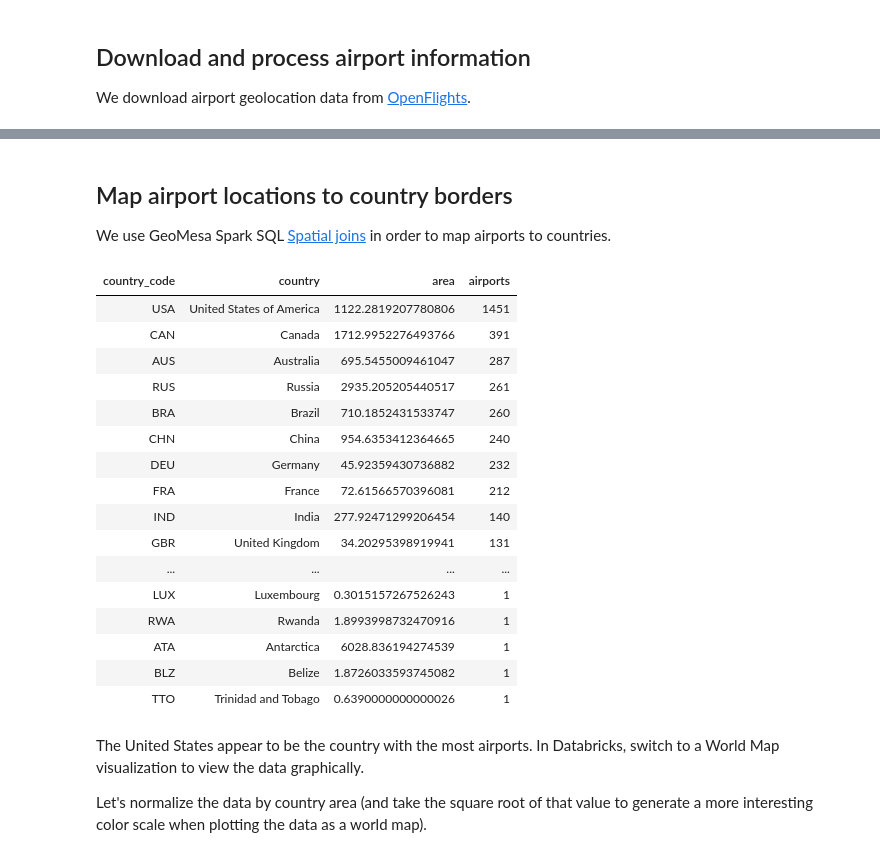
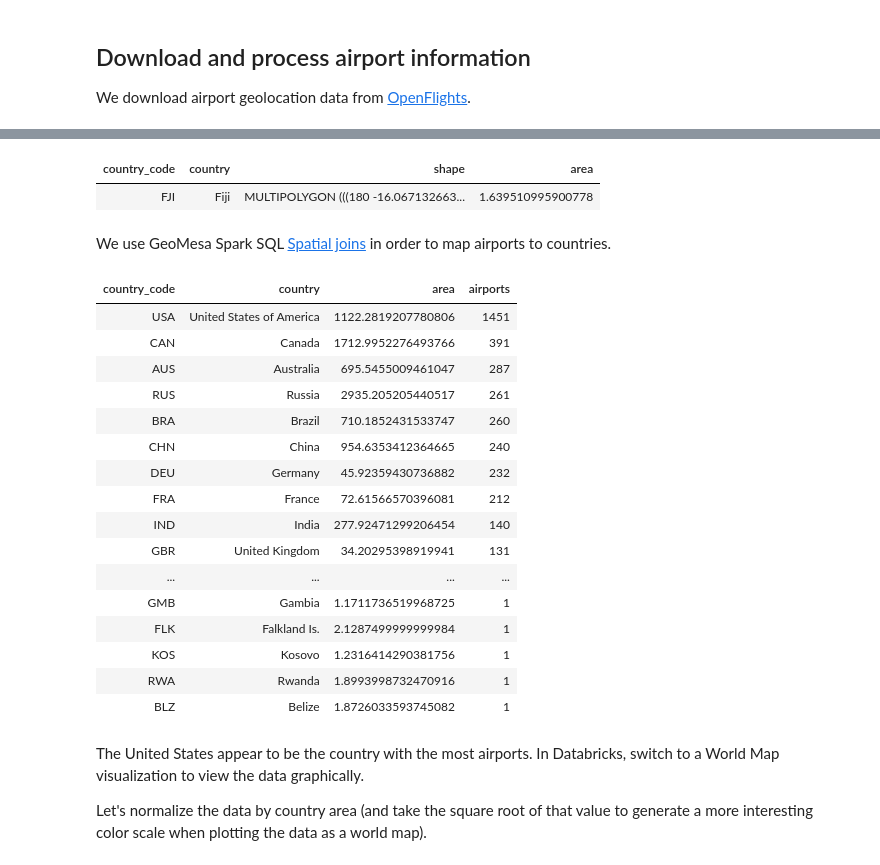
Before and after one commit to algattik/databricks-geomesa, a Jupyter notebook: notebooks/airport-mapping.ipynb, the cells around one changed output, grey strips where cells are left out. Cells and saved outputs as stored; diff of their text form; code cells hidden in the pictures.

```diff
--- a/notebooks/airport-mapping.ipynb
+++ b/notebooks/airport-mapping.ipynb
@@ -128,43 +153,63 @@ display(airports.limit(3))
+# %%
+%scala
+import org.apache.spark.sql.SQLTypes
+import org.apache.spark.sql.functions._
+import org.locationtech.geomesa.spark.jts._
+
+// Register custom Geometry types
+SQLTypes.init(sqlContext)
+
+val countries =
+table("countries")
+  .withColumn("shape", st_geomFromWKT('shape).as("shape"))
+  .select(
+    $"record.ADM0_A3_IS".as("country_code"),
+    $"record.Name".as("country"),
+    $"shape",
+    st_area($"shape").as("area")
+  )
+  .cache
+display(countries.limit(1))
+# %% [output]
+| country_code | country | shape | area |
+| FJI | Fiji | MULTIPOLYGON (((180 -16.067132663... | 1.639510995900778 |
 # %% [markdown]
-## Map airport locations to country borders
-
 We use GeoMesa Spark SQL [Spatial joins](https://www.geomesa.org/documentation/tutorials/dwithin-join.html) in order to map airports to countries.
 # %%
 %scala
-import spark.implicits._
 
 val airportCountries = countries.as("countries")
-  .join(airports.as("airports"), st_contains($"countries.shape", $"airports.location"))
+  .join(table("airports"), st_contains($"countries.shape", st_point($"airports.Longitude", $"airports.Latitude")))
   .cache
 
  val airportsSummary = airportCountries.groupBy($"countries.country_code")
   .agg(
     first($"countries.country").as("country"),
     first($"countries.area").as("area"),
-    count($"airports.location").as("airports")
+    count($"airports.Name").as("airports")
   )
   .orderBy(desc("airports"))
   .cache
 
 display(airportsSummary)
 # %% [output]
 | country_code | country | area | airports |
 | USA | United States of America | 1122.2819207780806 | 1451 |
 | CAN | Canada | 1712.9952276493766 | 391 |
 | AUS | Australia | 695.5455009461047 | 287 |
 | RUS | Russia | 2935.205205440517 | 261 |
 | BRA | Brazil | 710.1852431533747 | 260 |
 | CHN | China | 954.6353412364665 | 240 |
 | DEU | Germany | 45.92359430736882 | 232 |
 | FRA | France | 72.61566570396081 | 212 |
 | IND | India | 277.92471299206454 | 140 |
 | GBR | United Kingdom | 34.20295398919941 | 131 |
 | ... | ... | ... | ... |
-| LUX | Luxembourg | 0.3015157267526243 | 1 |
+| GMB | Gambia | 1.1711736519968725 | 1 |
+| FLK | Falkland Is. | 2.1287499999999984 | 1 |
+| KOS | Kosovo | 1.2316414290381756 | 1 |
 | RWA | Rwanda | 1.8993998732470916 | 1 |
-| ATA | Antarctica | 6028.836194274539 | 1 |
 | BLZ | Belize | 1.8726033593745082 | 1 |
-| TTO | Trinidad and Tobago | 0.6390000000000026 | 1 |
 # %% [markdown]
 The United States appear to be the country with the most airports.  In Databricks, switch to a World Map visualization to view the data graphically.
 
```
Also changed, not shown: parts of 14 cells of this notebook, 1 other file.
